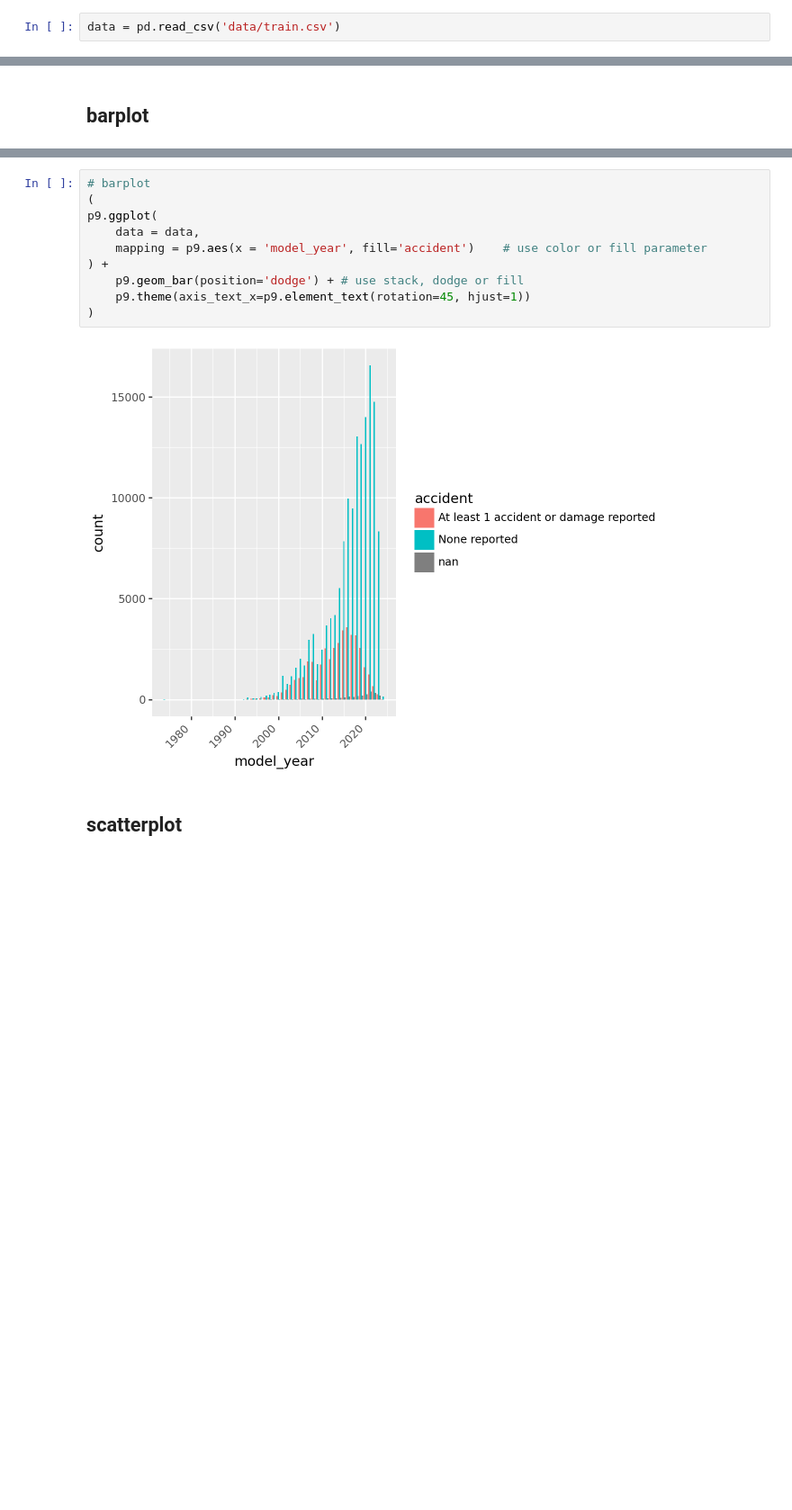
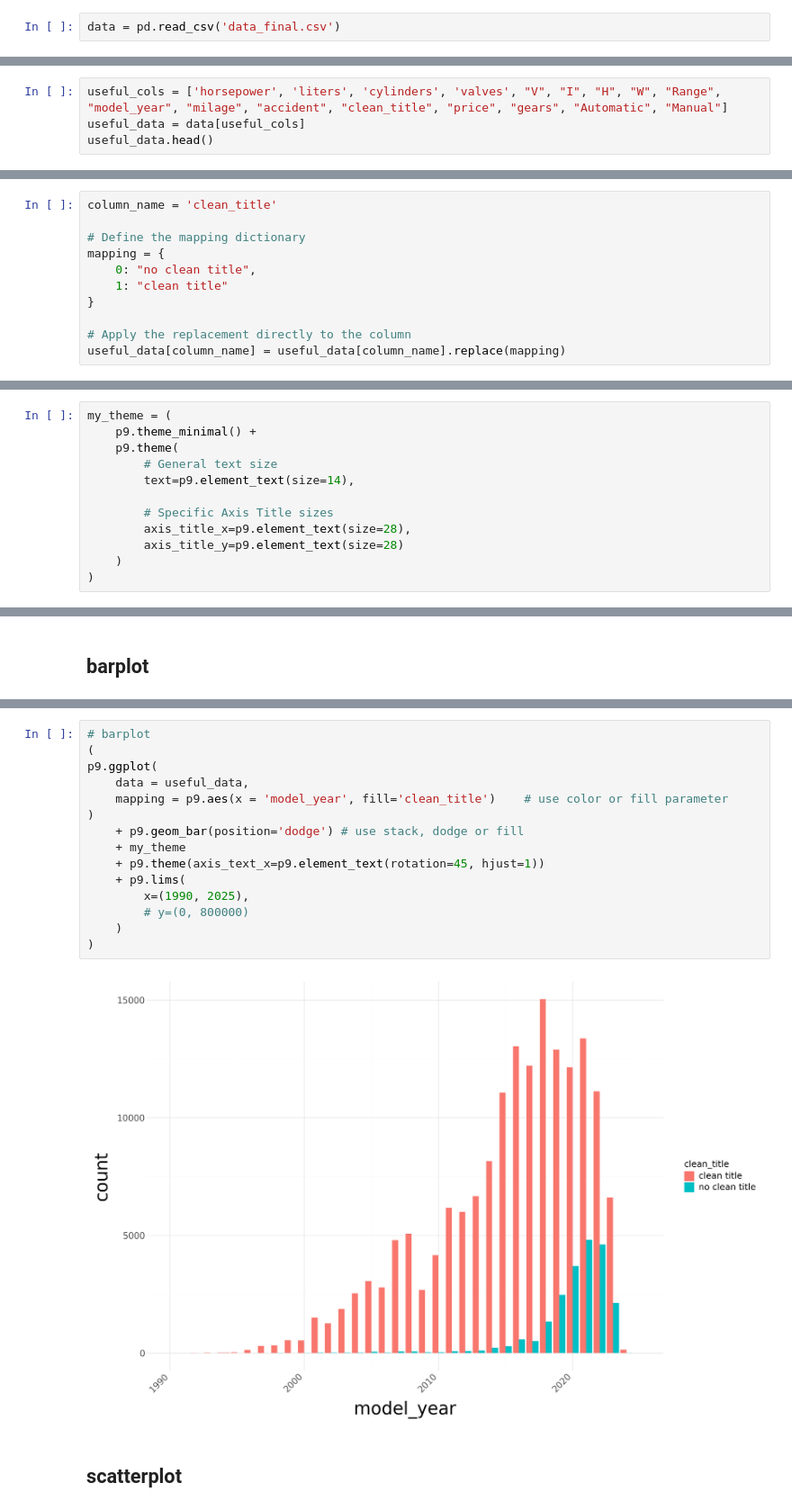
Before and after one commit to lamkilian/used_car_prices, a Jupyter notebook: visualization.ipynb, the cells around one changed output, grey strips where cells are left out. Shown at 90% size. Drawn from its saved outputs; the diff is of its cells as text; blank space fills up the shorter version.

```diff
--- a/visualization.ipynb
+++ b/visualization.ipynb
@@ -6,7 +6,7 @@ import numpy as np
 import plotnine as p9
 import matplotlib.pyplot as plt
 # %%
-data = pd.read_csv('data/train.csv')
+data = pd.read_csv('data_final.csv')
 # %%
 data.head()
 # %% [output]
@@ -18,0 +40,4 @@ data.head()
+# %%
+useful_cols = ['horsepower', 'liters', 'cylinders', 'valves', "V", "I", "H", "W", "Range", "model_year", "milage", "accident", "clean_title", "price", "gears", "Automatic", "Manual"]
+useful_data = data[useful_cols]
+useful_data.head()
@@ -18,0 +82,11 @@ data.head()
+# %%
+column_name = 'clean_title'
+
+# Define the mapping dictionary
+mapping = {
+    0: "no clean title",
+    1: "clean title"
+}
+
+# Apply the replacement directly to the column
+useful_data[column_name] = useful_data[column_name].replace(mapping)
@@ -26,6 +114,18 @@ plt.show()
 [figure]
 # %% [markdown]
 # plotnine plots
+# %%
+my_theme = (
+    p9.theme_minimal() +
+    p9.theme(
+        # General text size
+        text=p9.element_text(size=14),
+
+        # Specific Axis Title sizes
+        axis_title_x=p9.element_text(size=28),
+        axis_title_y=p9.element_text(size=28)
+    )
+)
 # %% [markdown]
 ## boxplot
 # %%
@@ -56,15 +166,20 @@ p9.ggplot(
 # %%
 # barplot
 (
 p9.ggplot(
-    data = data,
-    mapping = p9.aes(x = 'model_year', fill='accident')    # use color or fill parameter
-) +
-    p9.geom_bar(position='dodge') + # use stack, dodge or fill
-    p9.theme(axis_text_x=p9.element_text(rotation=45, hjust=1))
+    data = useful_data,
+    mapping = p9.aes(x = 'model_year', fill='clean_title')    # use color or fill parameter
 )
+    + p9.geom_bar(position='dodge') # use stack, dodge or fill
+    + my_theme
+    + p9.theme(axis_text_x=p9.element_text(rotation=45, hjust=1))
+    + p9.lims(
+        x=(1990, 2025),
+        # y=(0, 800000)
+    )
+)
 # %% [output]
-[figure, old version]
+[figure, new version]
 # %% [markdown]
 ## scatterplot
 # %%
```
Also changed, not shown: parts of 15 cells of this notebook, 1 other file.
